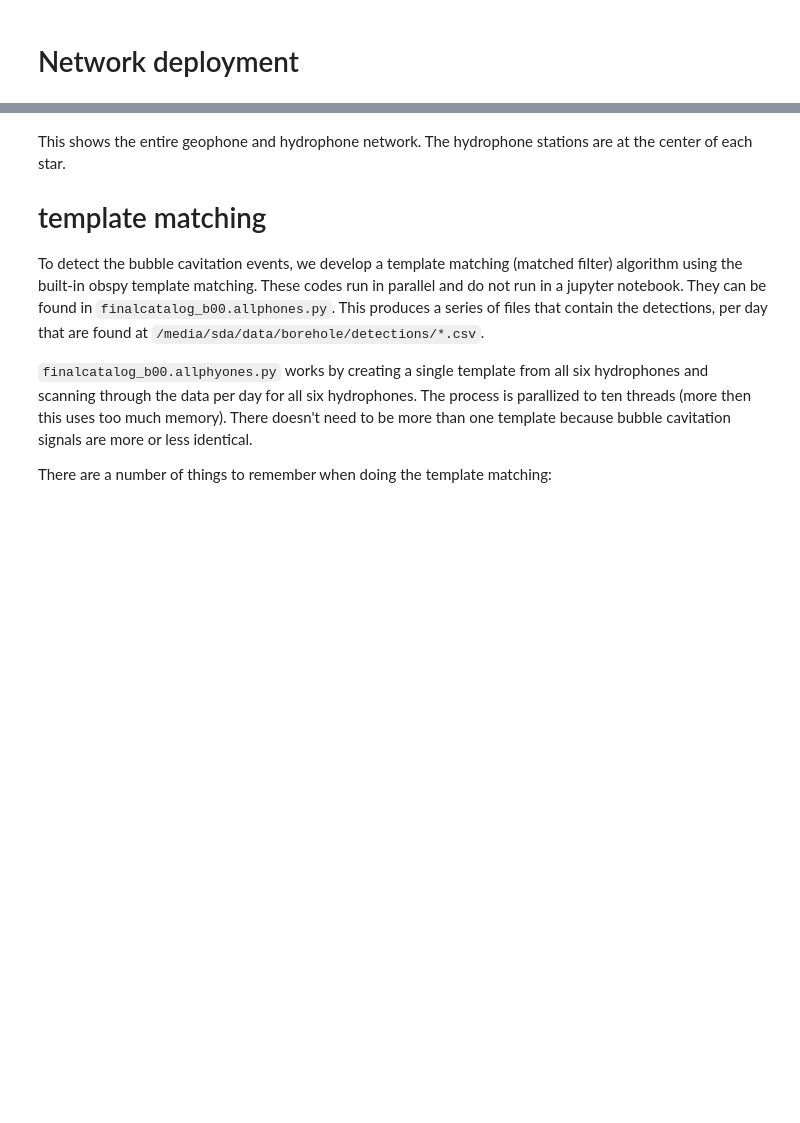
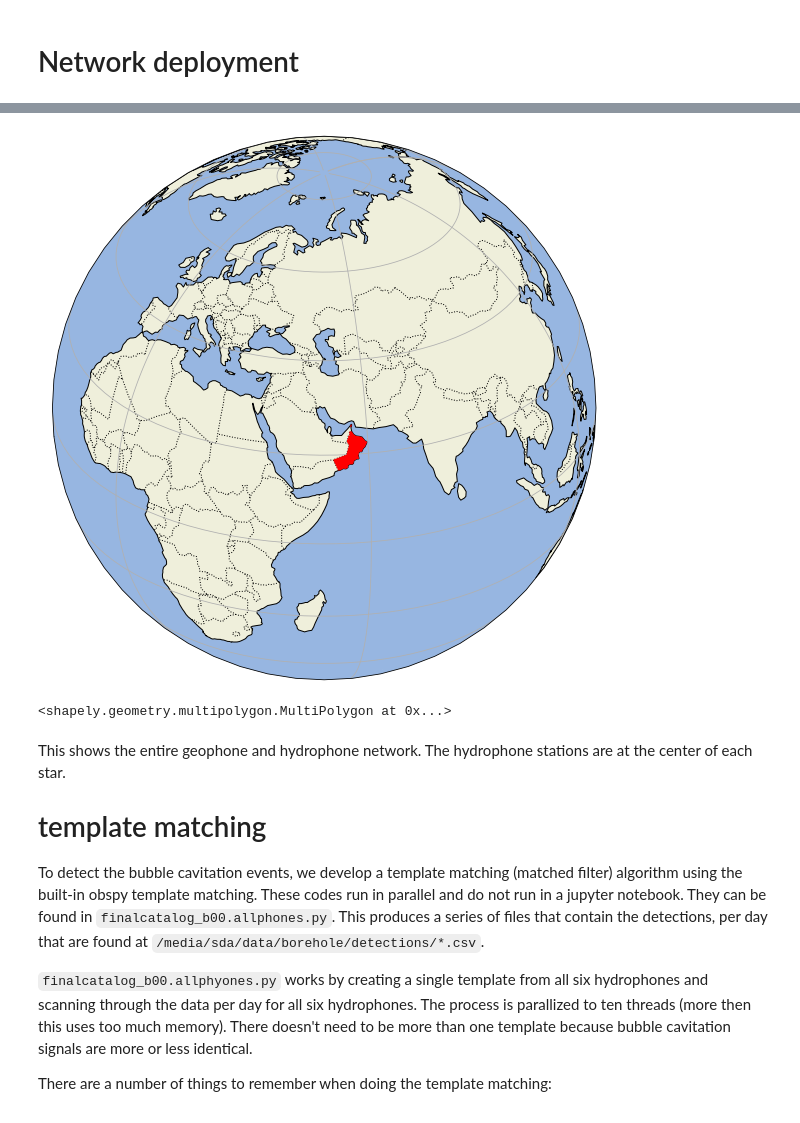
Before and after one commit to SerpRateAI/boreholeAcoustics, a Jupyter notebook: RESULTS-BA1B.ipynb, the cells around one changed output, grey strips where cells are left out. Drawn from its saved outputs; the diff is of its cells as text; code cells hidden in the pictures; blank space fills up the shorter version.

```diff
--- a/RESULTS-BA1B.ipynb
+++ b/RESULTS-BA1B.ipynb
@@ -51,0 +77,36 @@ ax.plot(networkdf.longitude, networkdf.latitude
+# %%
+fig, ax = plt.subplots(figsize=(10, 10))
+plt.axis('off')
+
+proj = ccrs.Orthographic(50, 30)
+proj2 = ccrs.PlateCarree()
+ax = plt.axes(projection=proj)
+
+ax.add_feature(cartopy.feature.OCEAN, zorder=0)
+ax.add_feature(cartopy.feature.LAND, zorder=0, edgecolor='black')
+
+ax.set_global()
+ax.gridlines()
+ax.add_feature(cartopy.feature.BORDERS, linestyle=':', alpha=1)
+
+shpfilename = shpreader.natural_earth(resolution='110m',
+                                      category='cultural',
+                                      name='admin_0_countries')
+reader = shpreader.Reader(shpfilename)
+countries = reader.records()
+
+for country in countries:
+    if country.attributes['ADM0_A3'] == 'OMN':
+        break
+
+# ax.add_geometries(country.geometry, proj,
+ax.add_geometries(country.geometry, proj2,
+                  # facecolor=(1, 0, 0),
+                  facecolor='red',
+                  # label=country.attributes['adm0_a3'])
+                  label=country.attributes['ADM0_A3']
+                 ,zorder=20)
+
+fig.savefig('figures/earth.png', dpi=300, bbox_inches='tight', transparent=True)
+# %% [output]
+[figure, added]
@@ -52,3 +119,7 @@ ax.plot(networkdf.longitude, networkdf.latitude
+# %%
+c.geometry
+# %% [output]
+<shapely.geometry.multipolygon.MultiPolygon at 0x...>
 # %% [markdown]
 This shows the entire geophone and hydrophone network. The hydrophone stations are at the center of each star.
 
```
Also changed, not shown: parts of 4 cells of this notebook, 36 other files.
